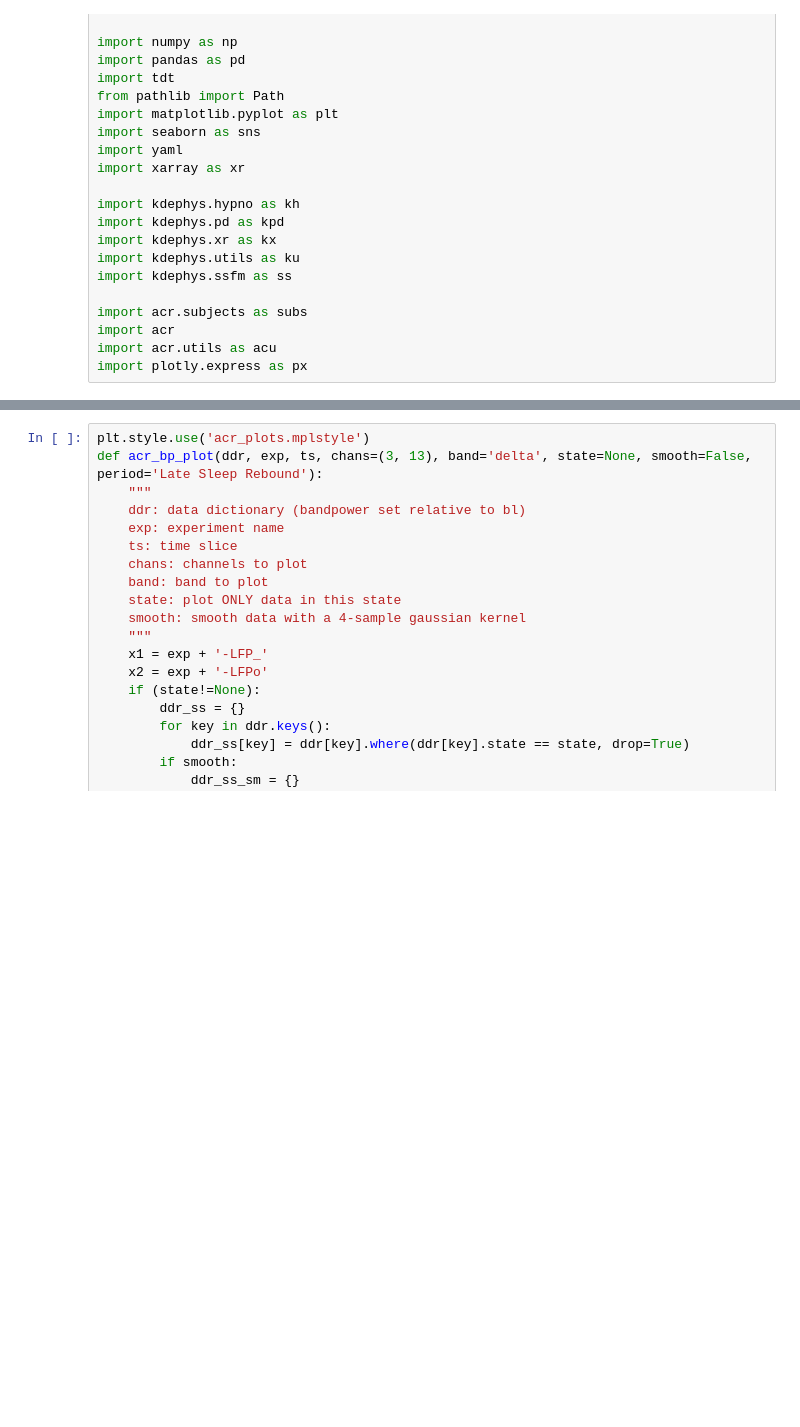
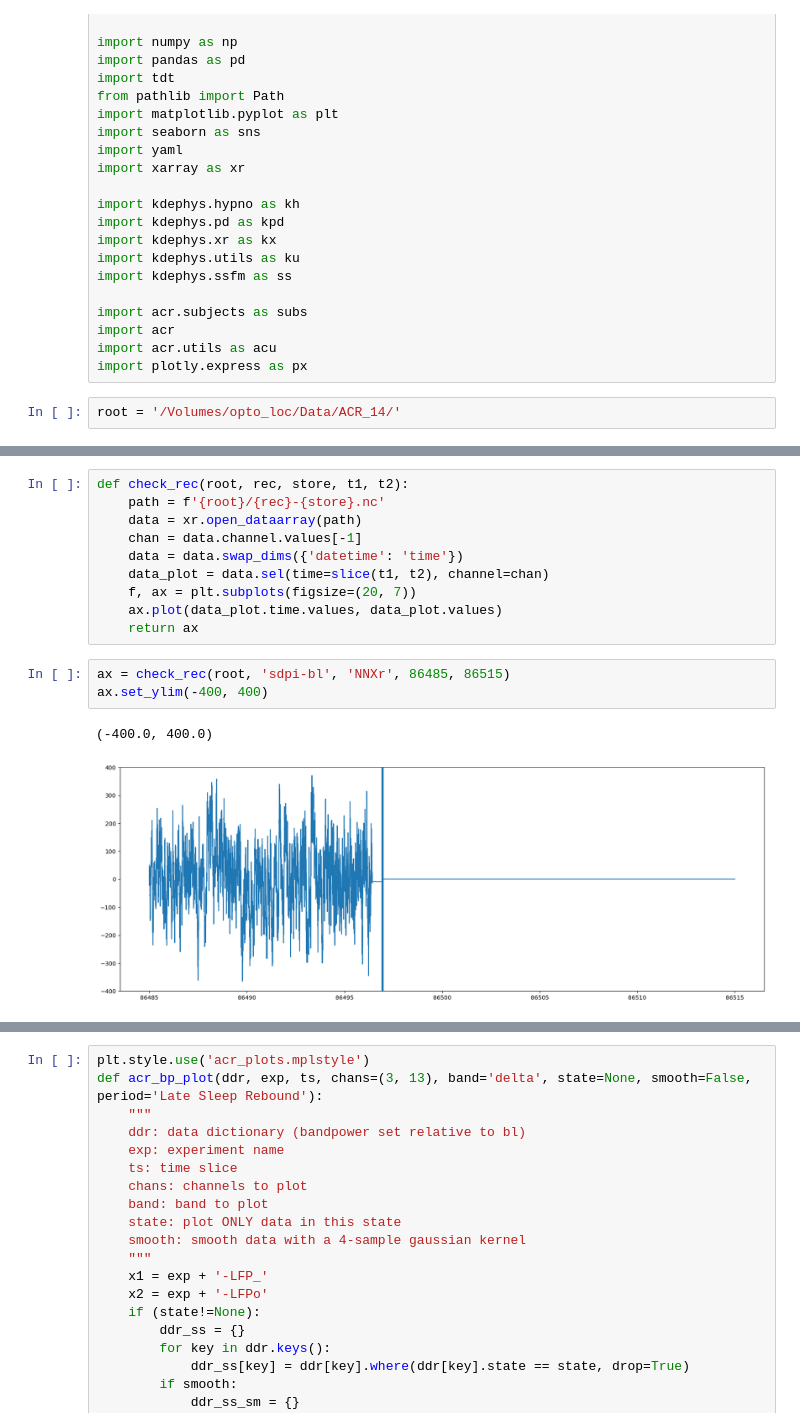
Before and after one commit to kortdriessen/acr, a Jupyter notebook: notebooks/acr_13_14.ipynb, the cells around one changed output, grey strips where cells are left out. Drawn from its saved outputs; the diff is of its cells as text; blank space fills up the shorter version.

```diff
--- a/notebooks/acr_13_14.ipynb
+++ b/notebooks/acr_13_14.ipynb
@@ -31,3 +31,5 @@ import acr.subjects as subs
 import acr
 import acr.utils as acu
 import plotly.express as px
+# %%
+root = '/Volumes/opto_loc/Data/ACR_14/'
@@ -33,0 +51,16 @@ import plotly.express as px
+# %%
+def check_rec(root, rec, store, t1, t2):
+    path = f'{root}/{rec}-{store}.nc'
+    data = xr.open_dataarray(path)
+    chan = data.channel.values[-1]
+    data = data.swap_dims({'datetime': 'time'})
+    data_plot = data.sel(time=slice(t1, t2), channel=chan)
+    f, ax = plt.subplots(figsize=(20, 7))
+    ax.plot(data_plot.time.values, data_plot.values)
+    return ax
+# %%
+ax = check_rec(root, 'sdpi-bl', 'NNXr', 86485, 86515)
+ax.set_ylim(-400, 400)
+# %% [output]
+(-400.0, 400.0)
+[figure, added]
```
Also changed, not shown: parts of 3 cells of this notebook, 8 other files.
